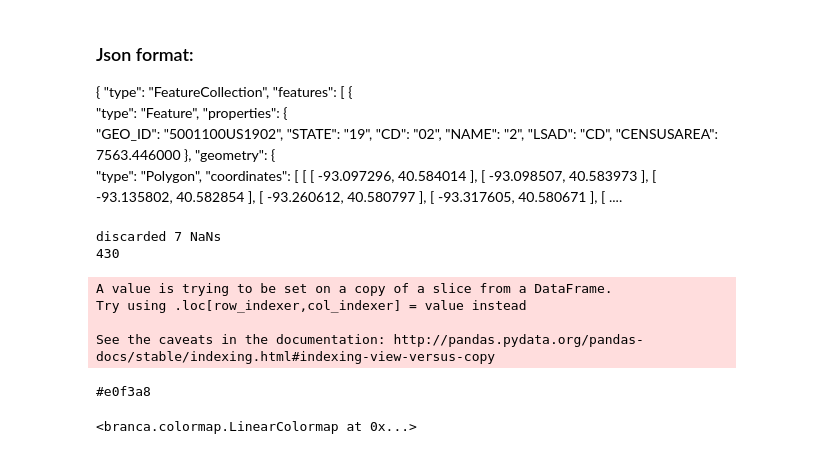
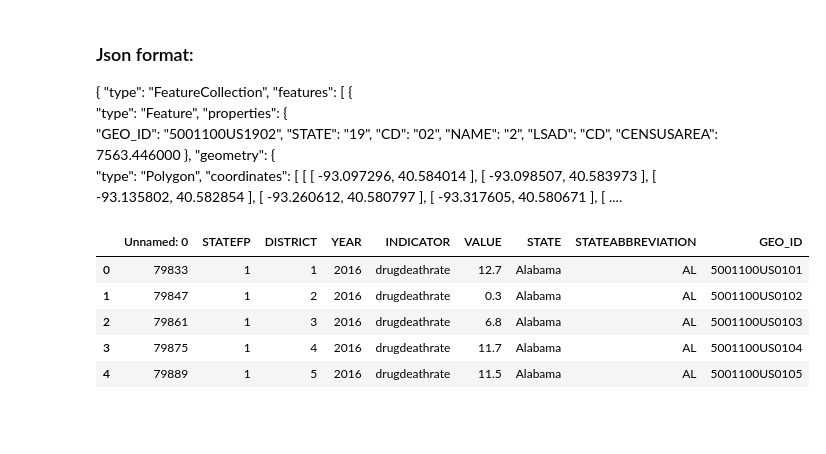
Before and after one commit to GregPoppe/opioid_project, a Jupyter notebook: geojsonmap.ipynb, the cells around one changed output. Drawn from its saved outputs; the diff is of its cells as text; code cells hidden in the pictures; blank space fills up the shorter version.

```diff
--- a/geojsonmap.ipynb
+++ b/geojsonmap.ipynb
@@ -35,50 +37,39 @@ geo_json_data = json.load(open(us_cdistricts))
 # %%
 opioid_df = pd.read_csv('data/districtdata.csv')
 oDeaths_df= opioid_df[(opioid_df['INDICATOR']=='drugdeathrate')& (opioid_df['YEAR']==2016)]
-clnDeaths_df=oDeaths_df.dropna()
-print('discarded ' + str(len(oDeaths_df.VALUE) - len(clnDeaths_df.VALUE) ) + ' NaNs')
+#clnDeaths_df=oDeaths_df.dropna()
+clnDeaths_df=oDeaths_df.fillna(0)
 clnDeaths_df.reset_index(drop=True, inplace=True)
 
 # prefix 0 to congressional district numbers <10
 
 stateValues=clnDeaths_df['STATEFP']
 distValues=clnDeaths_df['DISTRICT']
-print(len(stateValues))
+#print(len(stateValues))
 def makeGeoId(statecol,districtcol):
     geoIds=[]
     counter=0
     while counter<len(stateValues):
         geoId='5001100US'
         if int(statecol[counter]) <10:
             geoId+='0'
         geoId+=str(statecol[counter])
         if int(districtcol[counter])<10:
             geoId+='0'
         geoId+=str(districtcol[counter])
         counter+=1
         #print(statecol[counter],districtcol[counter],geoId)
         geoIds.append(geoId)
     return geoIds
 
-
-
 geoIDs=makeGeoId(stateValues, distValues)
 clnDeaths_df['GEO_ID']=geoIDs
+clnDeaths_df.head()
+#drop unused info, keep values and GeoID
 # %% [output]
-discarded 7 NaNs
-430
-A value is trying to be set on a copy of a slice from a DataFrame.
-Try using .loc[row_indexer,col_indexer] = value instead
-
-See the caveats in the documentation: http://pandas.pydata.org/pandas-docs/stable/indexing.html#indexing-view-versus-copy
+|  | Unnamed: 0 | STATEFP | DISTRICT | YEAR | INDICATOR | VALUE | STATE | STATEABBREVIATION | GEO_ID |
+| 0 | 79833 | 1 | 1 | 2016 | drugdeathrate | 12.7 | Alabama | AL | 5001100US0101 |
+| 1 | 79847 | 1 | 2 | 2016 | drugdeathrate | 0.3 | Alabama | AL | 5001100US0102 |
+| 2 | 79861 | 1 | 3 | 2016 | drugdeathrate | 6.8 | Alabama | AL | 5001100US0103 |
+| 3 | 79875 | 1 | 4 | 2016 | drugdeathrate | 11.7 | Alabama | AL | 5001100US0104 |
+| 4 | 79889 | 1 | 5 | 2016 | drugdeathrate | 11.5 | Alabama | AL | 5001100US0105 |
-# %%
-colormap = linear.YlGn_09.scale(
-    clnDeaths_df.VALUE.min(),
-    clnDeaths_df.VALUE.max())
-
-print(colormap(12.7))
-
-colormap
-# %% [output]
-#e0f3a8
-<branca.colormap.LinearColormap at 0x...>
```
Also changed, not shown: parts of 10 cells of this notebook.
